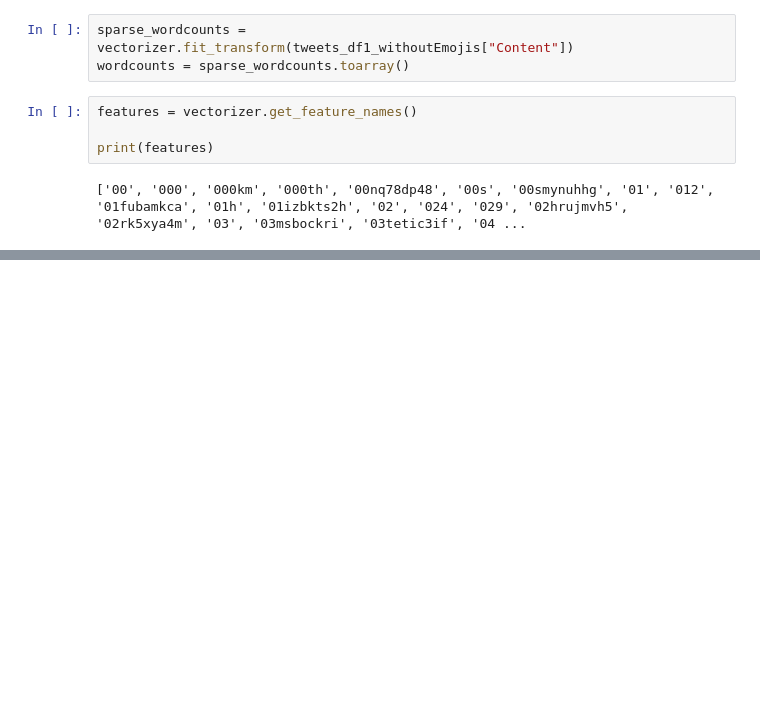
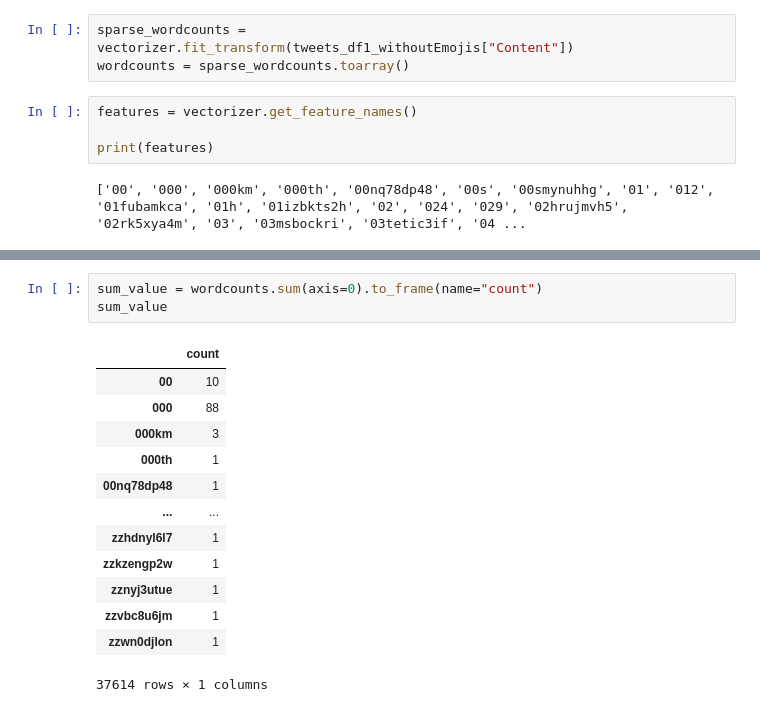
Before and after one commit to Surb22/Final-Project-IS417, a Jupyter notebook: Code/twitter_data.ipynb, the cells around one changed output, grey strips where cells are left out. Cells and saved outputs as stored; diff of their text form; blank space fills up the shorter version.

```diff
--- a/Code/twitter_data.ipynb
+++ b/Code/twitter_data.ipynb
@@ -189,0 +163,17 @@ doctopics.shape
+# %%
+sum_value = wordcounts.sum(axis=0).to_frame(name="count")
+sum_value
+# %% [output]
+|  | count |
+| 00 | 10 |
+| 000 | 88 |
+| 000km | 3 |
+| 000th | 1 |
+| 00nq78dp48 | 1 |
+| ... | ... |
+| zzhdnyl6l7 | 1 |
+| zzkzengp2w | 1 |
+| zznyj3utue | 1 |
+| zzvbc8u6jm | 1 |
+| zzwn0djlon | 1 |
+37614 rows × 1 columns
```
Also changed, not shown: parts of 13 cells of this notebook.
